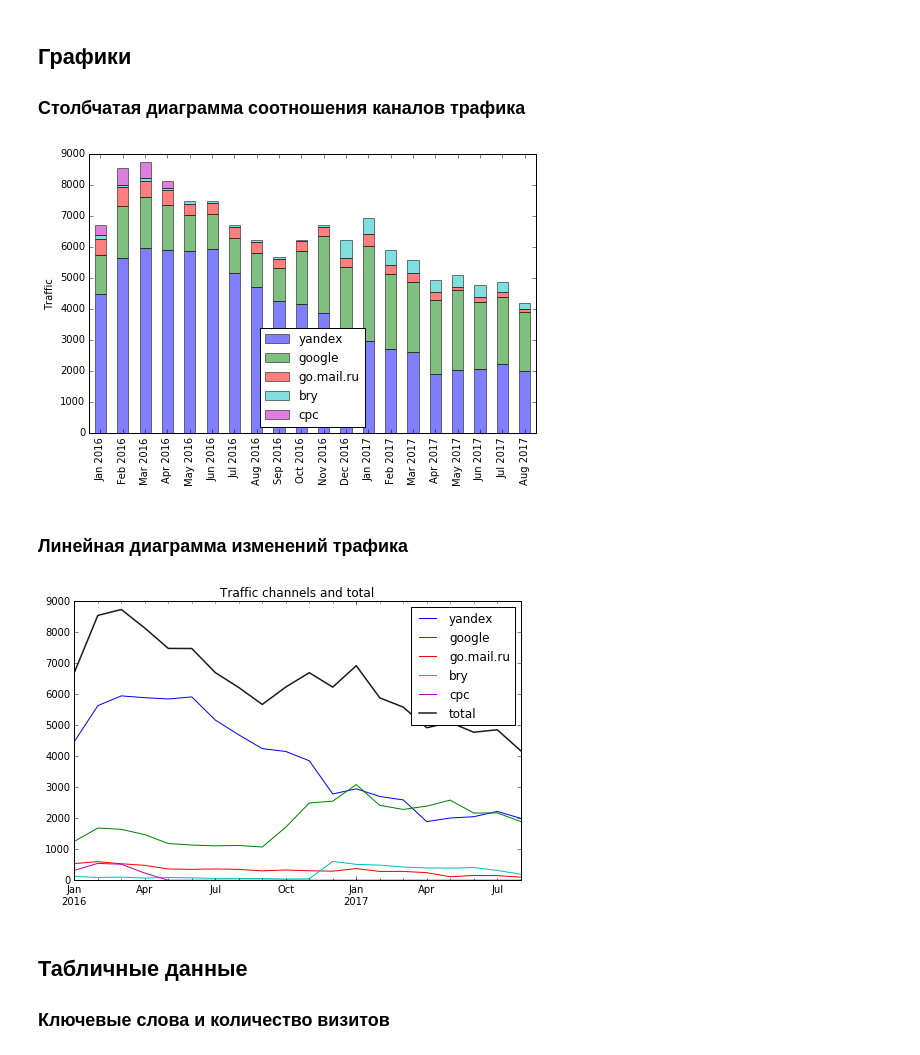
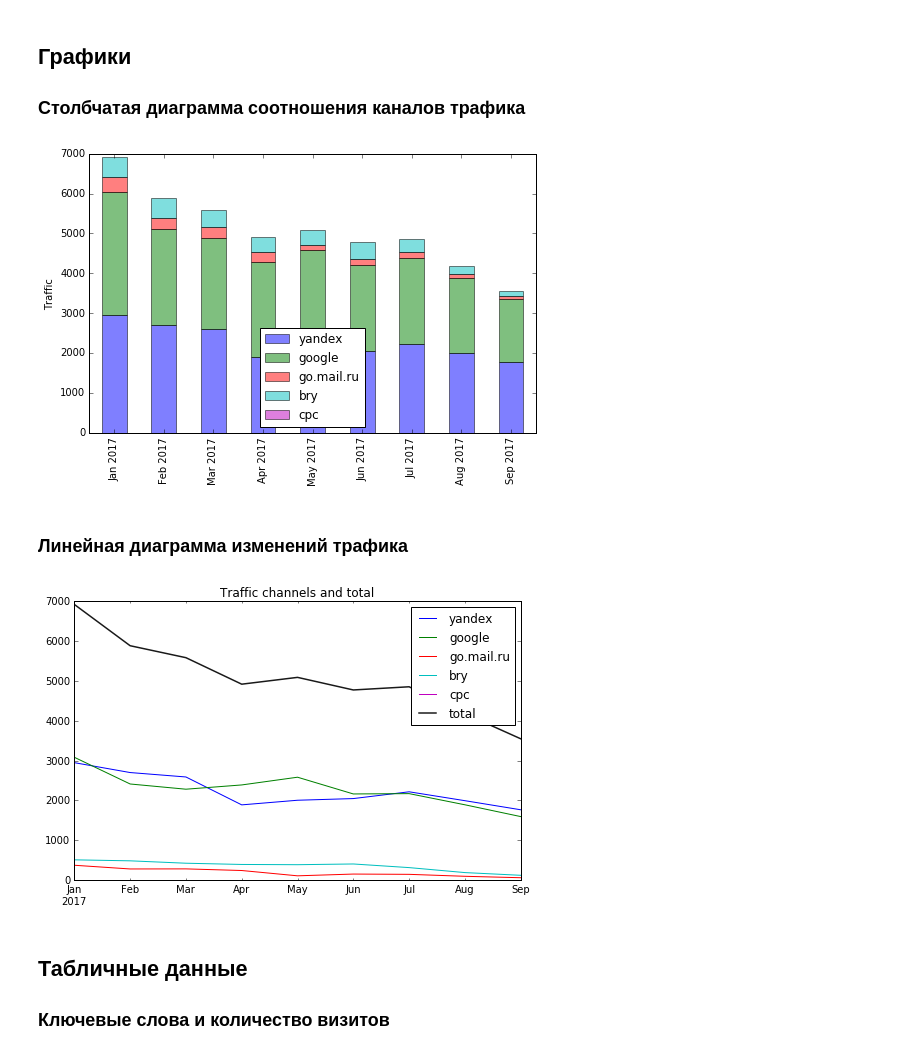
Before and after one commit to robosnob/took-took.ru, a Jupyter notebook: Reports/Took-Took.ru.ipynb, the cells around one changed output. Saved outputs shown, nothing was run; the diff lists cells and outputs as text; code cells hidden in the pictures.

Commit message:
The Report: September 2017

```diff
--- a/Reports/Took-Took.ru.ipynb
+++ b/Reports/Took-Took.ru.ipynb
@@ -50,0 +29,3 @@ rep_2016_17
+# %%
+rep_2017 = report['2017':] # данные за 2017 год
+rep_2017
@@ -63,23 +56,23 @@ rep_diff[curr_month:].astype(int) # разница между предыдущи
 # %%
 fig = plt.figure(figsize=(8,5))
 ax = fig.add_subplot(1, 1, 1)
-rep_2016_17.channels.plot(ax=ax, kind='bar', stacked=True, alpha=0.5);
+rep_2017.channels.plot(ax=ax, kind='bar', stacked=True, alpha=0.5);
 ax.set_ylabel('Traffic');
 ax.legend(loc='lower center');
-ticks = ax.set_xticklabels(['{:%b %Y}'.format(x) for x in rep_2016_17.index]);
+ticks = ax.set_xticklabels(['{:%b %Y}'.format(x) for x in rep_2017.index]);
 # %% [output]
-[figure, old version]
+[figure, new version]
 # %% [markdown]
 <h3>Линейная диаграмма изменений трафика</h3>
 # %%
 fig = plt.figure(figsize=(8,5));
 ax = fig.add_subplot(111);
-rep_2016_17.channels.plot(ax=ax);
-rep_2016_17.channels.sum(axis=1).plot(color=(0,0,0), linewidth=1.5, alpha=.9, label='total');
+rep_2017.channels.plot(ax=ax);
+rep_2017.channels.sum(axis=1).plot(color=(0,0,0), linewidth=1.5, alpha=.9, label='total');
 ax.set_title('Traffic channels and total')
 ax.legend(loc='upper right');
 # %% [output]
-[figure, old version]
+[figure, new version]
 # %% [markdown]
 <h2>Табличные данные</h2>
 <h3>Ключевые слова и количество визитов</h3>
```
Also changed, not shown: parts of 7 cells of this notebook.
